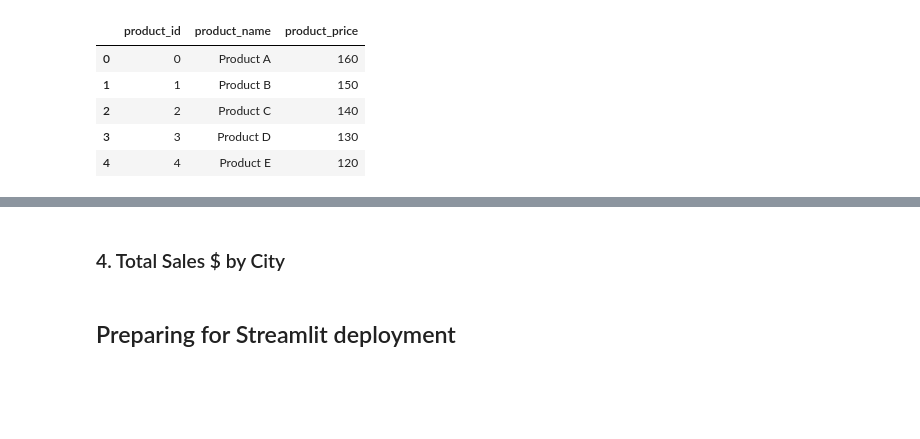
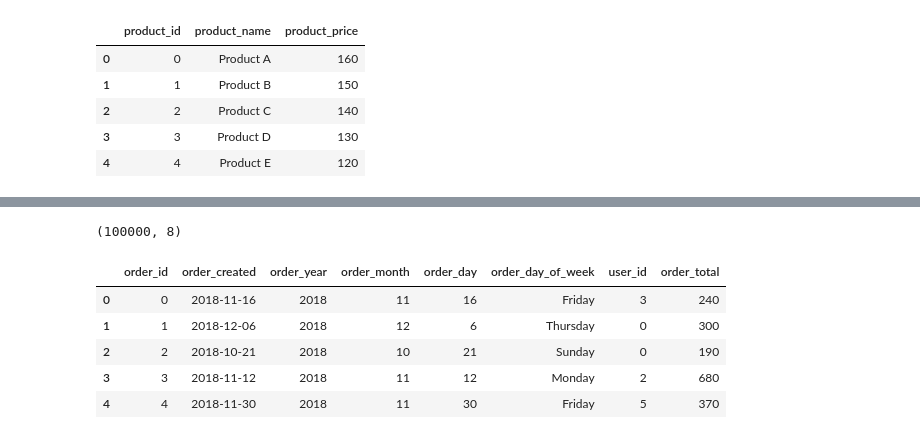
Before and after one commit to shilpaleo/sales-analysis, a Jupyter notebook: meiro_assessment.ipynb, the cells around one changed output, grey strips where cells are left out. Saved outputs shown, nothing was run; the diff lists cells and outputs as text; code cells hidden in the pictures; blank space fills up the shorter version.

Commit message:
test completion sync

```diff
--- a/meiro_assessment.ipynb
+++ b/meiro_assessment.ipynb
@@ -238,2 +190,0 @@ fig3.show(width=500)
-# %% [markdown]
-### 4. Total Sales $ by City
@@ -254,2 +190,0 @@ fig4.show(width=500)
-# %% [markdown]
-## Preparing for Streamlit deployment
@@ -260,0 +191,36 @@ fact_order.to_pickle("./data/fact_order.pkl")
+# %%
+# Creating Fact table from master table with Order information
+fact_order = (
+    orders_df.groupby(
+        [
+            "order_id",
+            "order_created",
+            "order_year",
+            "order_month",
+            "order_day",
+            "order_day_of_week",
+            "user_id",
+        ]
+    )[["product_price"]]
+    .sum()
+    .reset_index()
+)
+
+# Renaming columns to be more representative
+fact_order.rename(columns={"product_price": "order_total"}, inplace=True)
+
+# TEST: Checking if the orders are unique
+assert fact_order["order_id"].nunique() == len(
+    fact_order
+), "order id is not primary key"
+
+print(fact_order.shape)
+fact_order.head()
+# %% [output]
+(100000, 8)
+|  | order_id | order_created | order_year | order_month | order_day | order_day_of_week | user_id | order_total |
+| 0 | 0 | 2018-11-16 | 2018 | 11 | 16 | Friday | 3 | 240 |
+| 1 | 1 | 2018-12-06 | 2018 | 12 | 6 | Thursday | 0 | 300 |
+| 2 | 2 | 2018-10-21 | 2018 | 10 | 21 | Sunday | 0 | 190 |
+| 3 | 3 | 2018-11-12 | 2018 | 11 | 12 | Monday | 2 | 680 |
+| 4 | 4 | 2018-11-30 | 2018 | 11 | 30 | Friday | 5 | 370 |
```
Also changed, not shown: parts of 49 cells of this notebook, 9 other files.
